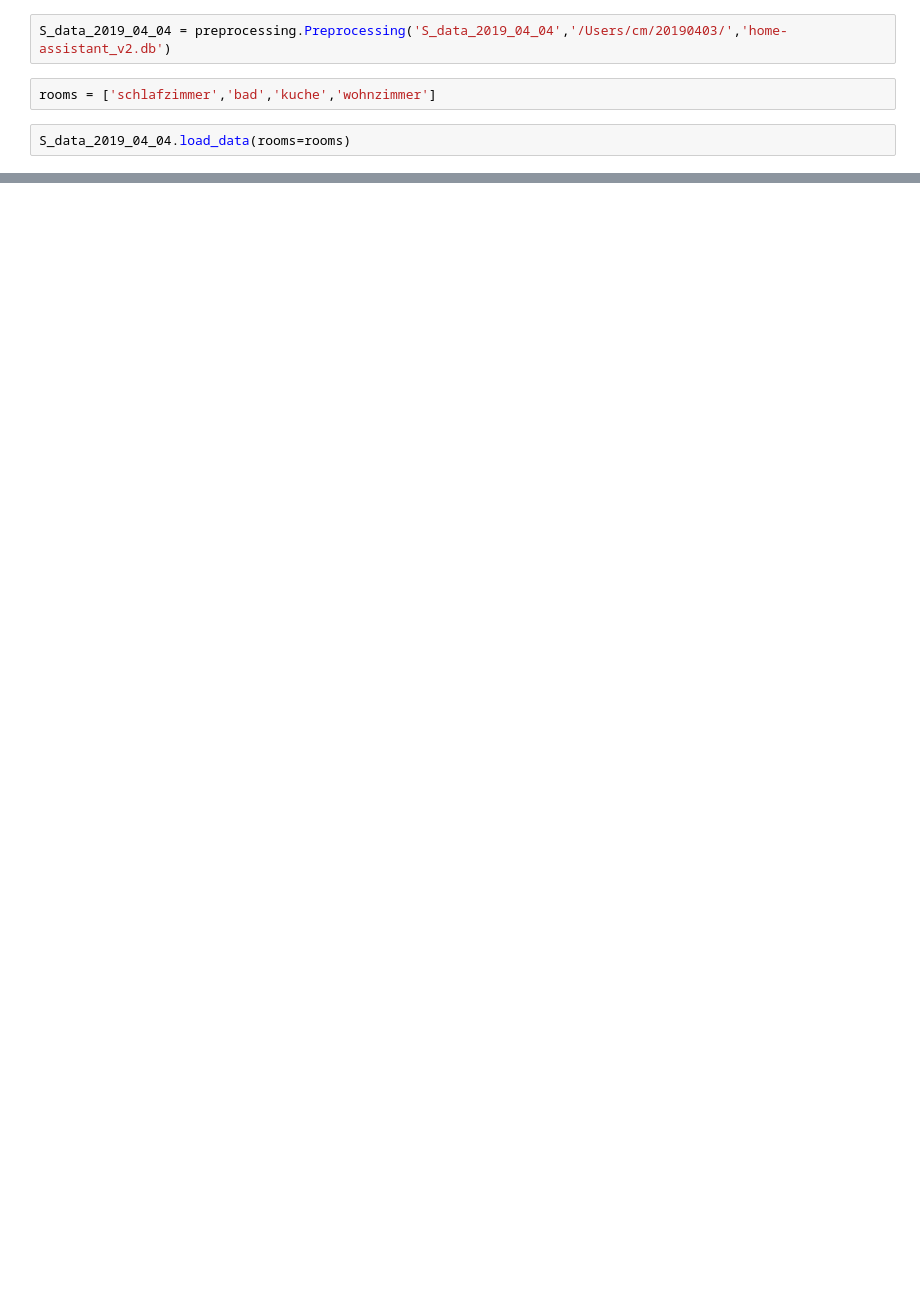
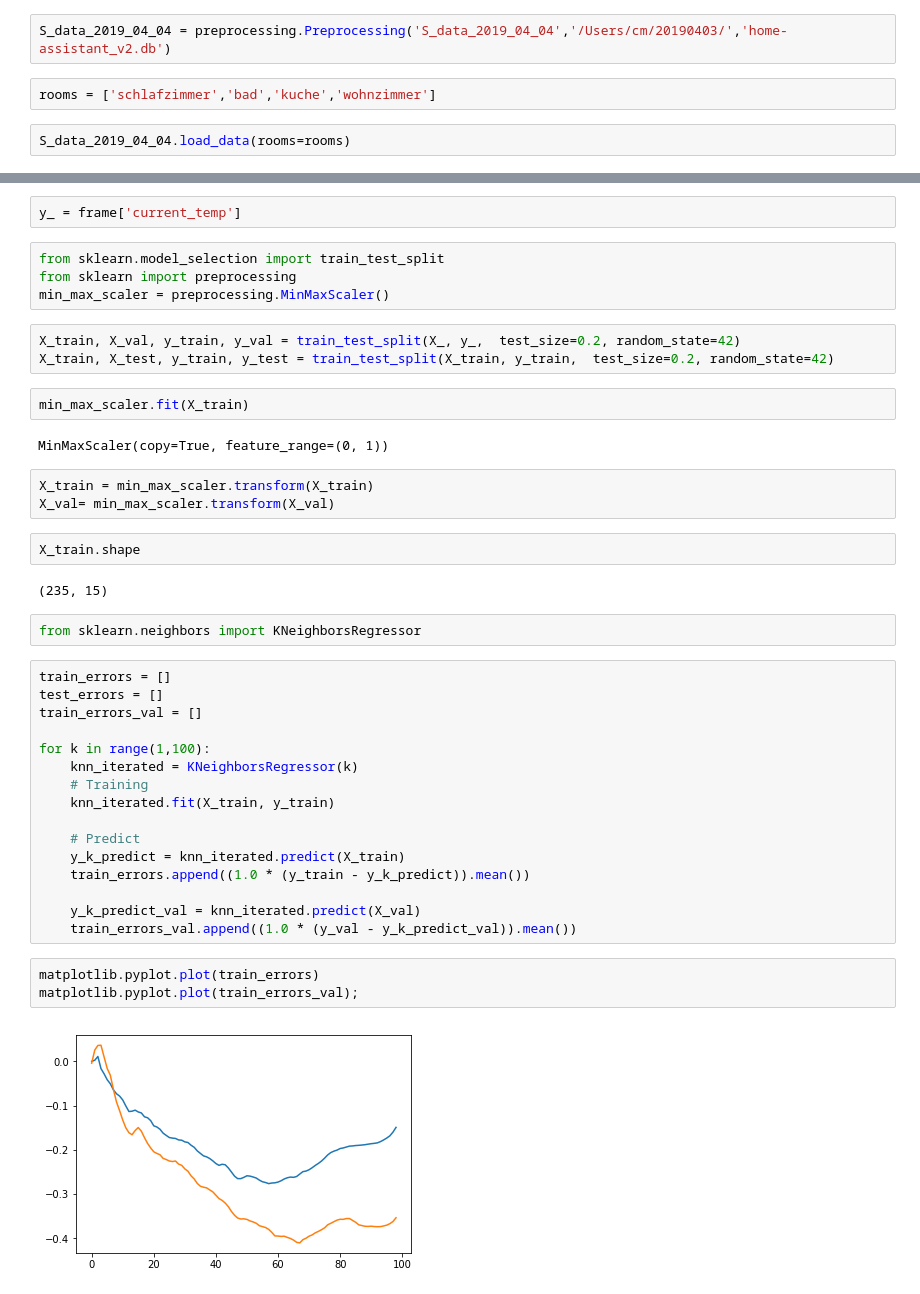
Before and after one commit to CMootz/week_program, a Jupyter notebook: Notebooks/preprocess.ipynb, the cells around one changed output, grey strips where cells are left out. Saved outputs shown, nothing was run; the diff lists cells and outputs as text; blank space fills up the shorter version.

Commit message:
expanding prepro class

```diff
--- a/Notebooks/preprocess.ipynb
+++ b/Notebooks/preprocess.ipynb
@@ -33,0 +134,43 @@ S_data_2019_04_04.get('train_raw_climatewohnzimmer').head()
+# %%
+y_ = frame['current_temp']
+# %%
+from sklearn.model_selection import train_test_split
+from sklearn import preprocessing
+min_max_scaler = preprocessing.MinMaxScaler()
+# %%
+X_train, X_val, y_train, y_val = train_test_split(X_, y_,  test_size=0.2, random_state=42)
+X_train, X_test, y_train, y_test = train_test_split(X_train, y_train,  test_size=0.2, random_state=42)
+# %%
+min_max_scaler.fit(X_train)
+# %% [output]
+MinMaxScaler(copy=True, feature_range=(0, 1))
+# %%
+X_train = min_max_scaler.transform(X_train)
+X_val= min_max_scaler.transform(X_val)
+# %%
+X_train.shape
+# %% [output]
+(235, 15)
+# %%
+from sklearn.neighbors import KNeighborsRegressor
+# %%
+train_errors = []
+test_errors = []
+train_errors_val = []
+
+for k in range(1,100):
+    knn_iterated = KNeighborsRegressor(k)
+    # Training
+    knn_iterated.fit(X_train, y_train)
+
+    # Predict
+    y_k_predict = knn_iterated.predict(X_train)
+    train_errors.append((1.0 * (y_train - y_k_predict)).mean())
+
+    y_k_predict_val = knn_iterated.predict(X_val)
+    train_errors_val.append((1.0 * (y_val - y_k_predict_val)).mean())
+# %%
+matplotlib.pyplot.plot(train_errors)
+matplotlib.pyplot.plot(train_errors_val);
+# %% [output]
+[figure, added]
```
Also changed, not shown: parts of 32 cells of this notebook, 2 other files.
